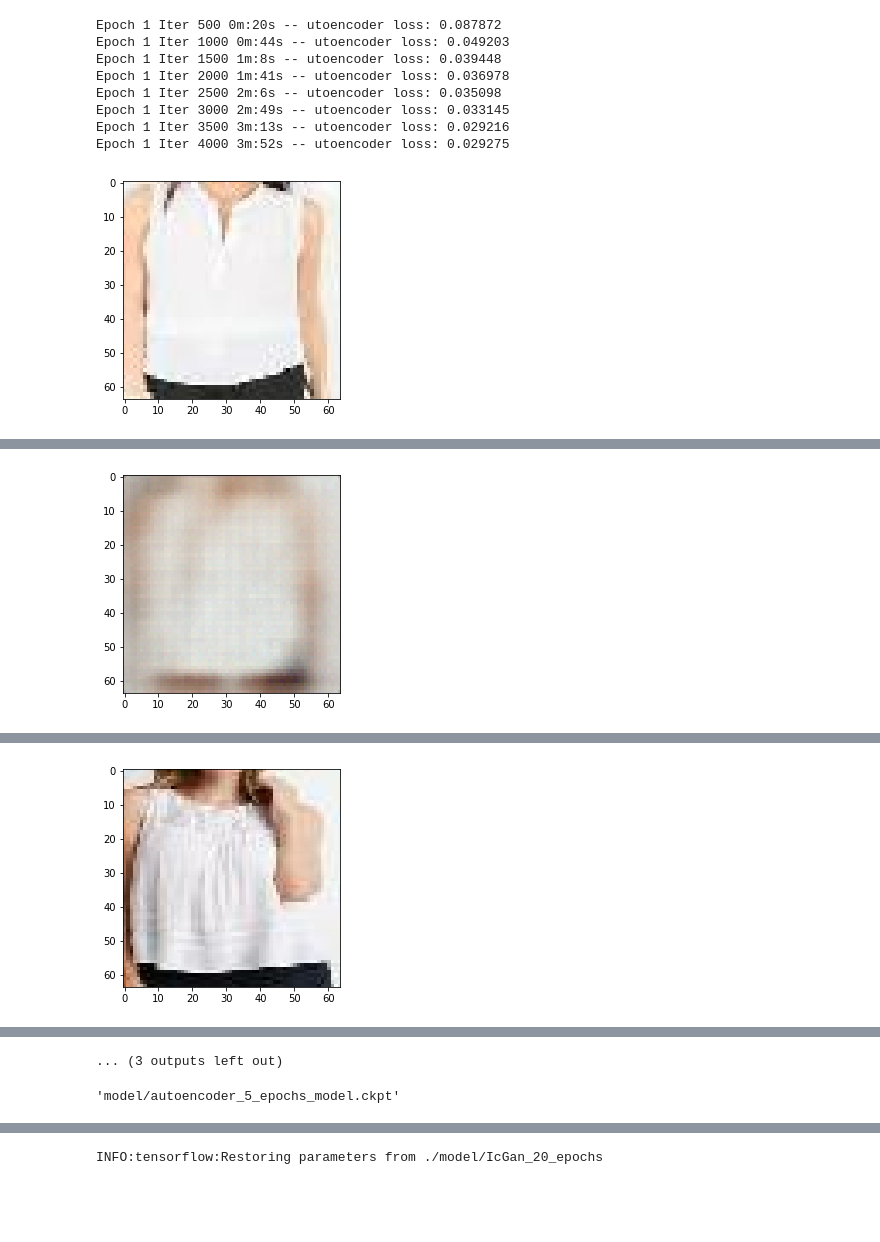
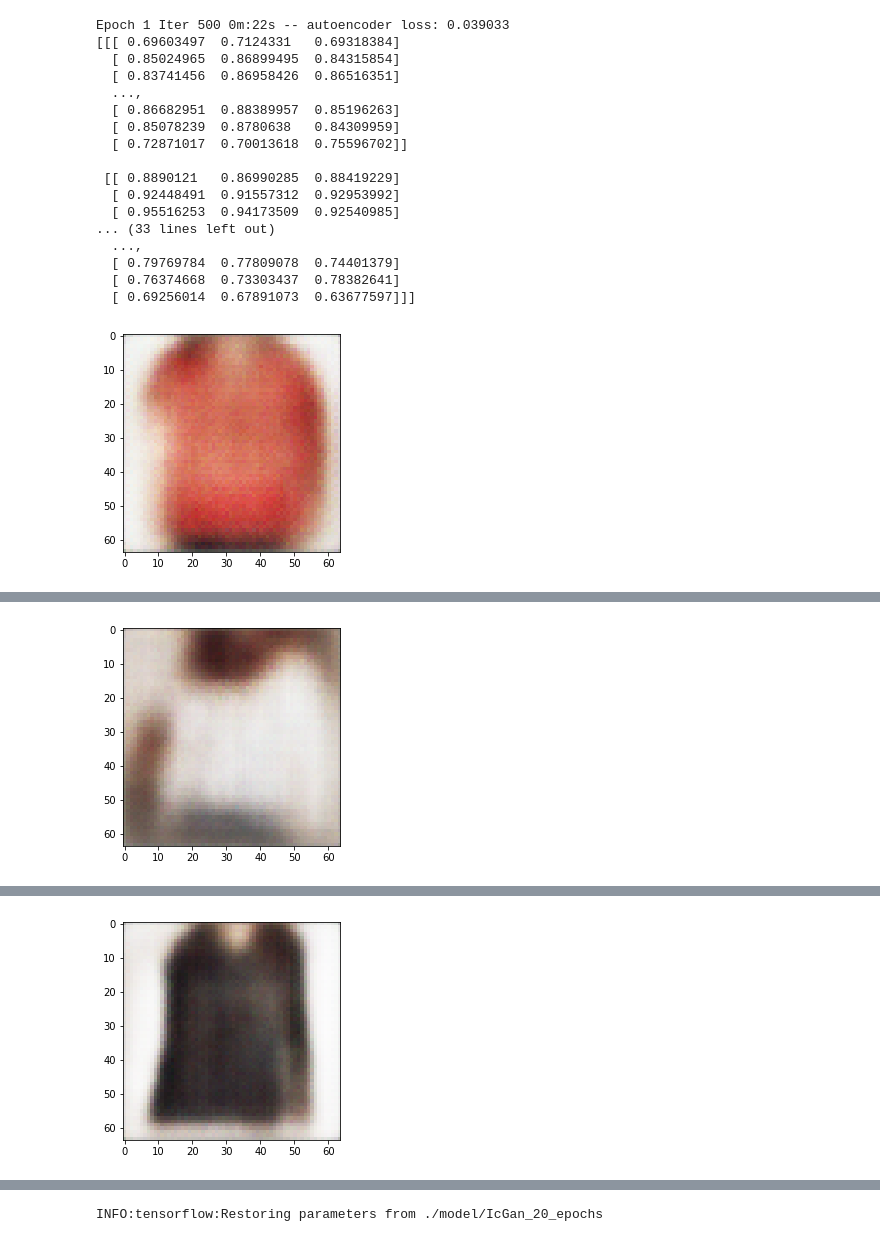
Before and after one commit to Fnjn/UCSD-CSE-253, a Jupyter notebook: final proj/IcGan-train.ipynb, the cells around one changed output, grey strips where cells are left out. Saved outputs shown, nothing was run; the diff lists cells and outputs as text; code cells hidden in the pictures; blank space fills up the shorter version.

```diff
--- a/final proj/IcGan-train.ipynb
+++ b/final proj/IcGan-train.ipynb
@@ -14,6 +14,6 @@ from IcGanLayer import gan_loss, classify_loss, autoencoder_loss, generator
 from dataset_and_utils import prepare_datasets, show_image, show_gen, list_devices, prepare_new_datasets, save_image
 # %%
-n_classes = 309
+n_classes = 100
 batch_size = 32
 
 config = tf.ConfigProto()
@@ -31,19 +31,29 @@ tf.reset_default_graph()
 with tf.device('/device:GPU:0'):
     x = tf.placeholder(tf.float32, shape=[None, 64, 64,  3], name='x')
     y = tf.placeholder(tf.float32, shape=[None, n_classes], name='y')
+    z = tf.placeholder(tf.float32, shape=[None, 100], name='z')
     learning_rate = tf.placeholder(tf.float32, shape=[], name='learning_rate')
 
     loss_autoencoder = autoencoder_loss(x, y, n_classes)
-    loss_pred, loss_gen, gen, pred_fake, pred_real= gan_loss(x, y, n_classes)
+    loss_pred, loss_gen, gen = gan_loss(x, y, z, n_classes)
     loss_cls, Ey = classify_loss(x, y, n_classes)
+
+    encoderZ = IND_z(x)
 
     evaluate = tf.equal(tf.round(Ey), y)
     accuracy = tf.reduce_mean(tf.cast(evaluate,dtype=tf.float32))
 
     saver = tf.train.Saver()
 
+    # trainable variables for each network
+    T_vars = tf.trainable_variables()
+    D_vars = [var for var in T_vars if var.name.startswith('Discriminator')]
+    G_vars = [var for var in T_vars if var.name.startswith('Generator') ]
+    A_vars = [var for var in T_vars if var.name.startswith('Generator') or var.name.startswith('Encoder_Z')]
+    C_vars = [var for var in T_vars if var.name.startswith('Encoder_Y')]
+
     with tf.control_dependencies(tf.get_collection(tf.GraphKeys.UPDATE_OPS)):
-        autoencoder_optimizer = tf.train.AdamOptimizer(1e-4).minimize(loss_autoencoder)
-        pred_optimizer = tf.train.AdamOptimizer(learning_rate, beta1=0.5).minimize(loss_pred)
-        gen_optimizer = tf.train.AdamOptimizer(learning_rate, beta1=0.5).minimize(loss_gen)
-        cls_optimizer = tf.train.AdamOptimizer(learning_rate, beta1=0.5).minimize(loss_cls)
+        pred_optimizer = tf.train.AdamOptimizer(learning_rate, beta1=0.5).minimize(loss_pred, var_list=D_vars)
+        gen_optimizer = tf.train.AdamOptimizer(learning_rate, beta1=0.5).minimize(loss_gen, var_list=G_vars)
+        cls_optimizer = tf.train.AdamOptimizer(learning_rate, beta1=0.5).minimize(loss_cls, var_list=C_vars)
+        autoencoder_optimizer = tf.train.AdamOptimizer(1e-4).minimize(loss_autoencoder, var_list=A_vars)
@@ -50,18 +71,8 @@ with tf.device('/device:GPU:0'):
 # %%
 # Train AutoEncoder
-n_epoch = 5
+n_epoch = 2
 test_every = 1
 iter_print_every = 500
-
-train_iterator = train_dataset.make_one_shot_iterator()
-next_batch_data = train_iterator.get_next()
-
-val_iterator = val_dataset.make_one_shot_iterator()
-next_batch_val = val_iterator.get_next()
-
-sess = tf.InteractiveSession(config=config)
-init = tf.global_variables_initializer()
-sess.run(init)
 
 since = time.time()
 epoch = 0
@@ -81,39 +92,56 @@ while(epoch < n_epoch):
 
             if (iter_cnt + 1) % iter_print_every == 0:
                 uptime = time.time() - since
                 print('Epoch %d Iter %d %dm:%ds -- autoencoder loss: %f' % (epoch+1,iter_cnt+1,
                                                                    uptime//60, uptime%60,
                                                                    total_autoencoder_cost/iter_print_every))
                 total_autoencoder_cost = 0.
 
+                val_image = sess.run([gen], feed_dict={x:imgs, y:labs})
+
+                val_image = np.array(val_image)
+                print(np.squeeze(val_image)[0])
+                show_image(np.squeeze(val_image)[0])
+
+
+
 
         except tf.errors.OutOfRangeError:
             train_iterator = train_dataset.make_one_shot_iterator()
             next_batch_data = train_iterator.get_next()
             break
 
     if (epoch+1) % test_every == 0:
         try:
             imgs, labs = sess.run(next_batch_val)
         except:
             val_iterator = val_dataset.make_one_shot_iterator()
             next_batch_val = val_iterator.get_next()
             imgs, labs = sess.run(next_batch_val)
 
         val_image = sess.run([gen], feed_dict={x:imgs, y:labs})
 
         show_image(imgs[0])
         val_image = np.array(val_image)
         show_image(np.squeeze(val_image)[0])
 
     epoch += 1
 # %% [output]
-Epoch 1 Iter 500 0m:20s -- utoencoder loss: 0.087872
-Epoch 1 Iter 1000 0m:44s -- utoencoder loss: 0.049203
-Epoch 1 Iter 1500 1m:8s -- utoencoder loss: 0.039448
-Epoch 1 Iter 2000 1m:41s -- utoencoder loss: 0.036978
-Epoch 1 Iter 2500 2m:6s -- utoencoder loss: 0.035098
-Epoch 1 Iter 3000 2m:49s -- utoencoder loss: 0.033145
-Epoch 1 Iter 3500 3m:13s -- utoencoder loss: 0.029216
-Epoch 1 Iter 4000 3m:52s -- utoencoder loss: 0.029275
+Epoch 1 Iter 500 0m:22s -- autoencoder loss: 0.039033
+[[[ 0.69603497  0.7124331   0.69318384]
+  [ 0.85024965  0.86899495  0.84315854]
+  [ 0.83741456  0.86958426  0.86516351]
+  ...,
+  [ 0.86682951  0.88389957  0.85196263]
+  [ 0.85078239  0.8780638   0.84309959]
+  [ 0.72871017  0.70013618  0.75596702]]
+
+ [[ 0.8890121   0.86990285  0.88419229]
+  [ 0.92448491  0.91557312  0.92953992]
+  [ 0.95516253  0.94173509  0.92540985]
+... (33 lines left out)
+  ...,
+  [ 0.79769784  0.77809078  0.74401379]
+  [ 0.76374668  0.73303437  0.78382641]
+  [ 0.69256014  0.67891073  0.63677597]]]
-[figure, old version]
+[figure, new version]
@@ -120 +165 @@ Epoch 1 Iter 4000 3m:52s -- utoencoder loss: 0.029275
-[figure, old version]
+[figure, new version]
@@ -129 +183 @@ Epoch 2 Iter 4000 8m:21s -- utoencoder loss: 0.024401
-[figure, old version]
+[figure, new version]
@@ -151,5 +185,3 @@ Epoch 4 Iter 4000 17m:55s -- utoencoder loss: 0.021018
-... (3 outputs left out)
 # %%
-saver.save(sess, 'model/autoencoder_5_epochs_model.ckpt')
+#saver.save(sess, 'model/autoencoder_5_epochs_model.ckpt')
+#saver.restore(sess,"./model/autoencoder_5_epochs_model.ckpt")
-# %% [output]
-'model/autoencoder_5_epochs_model.ckpt'
```
Also changed, not shown: parts of 13 cells of this notebook, 3 other files.
